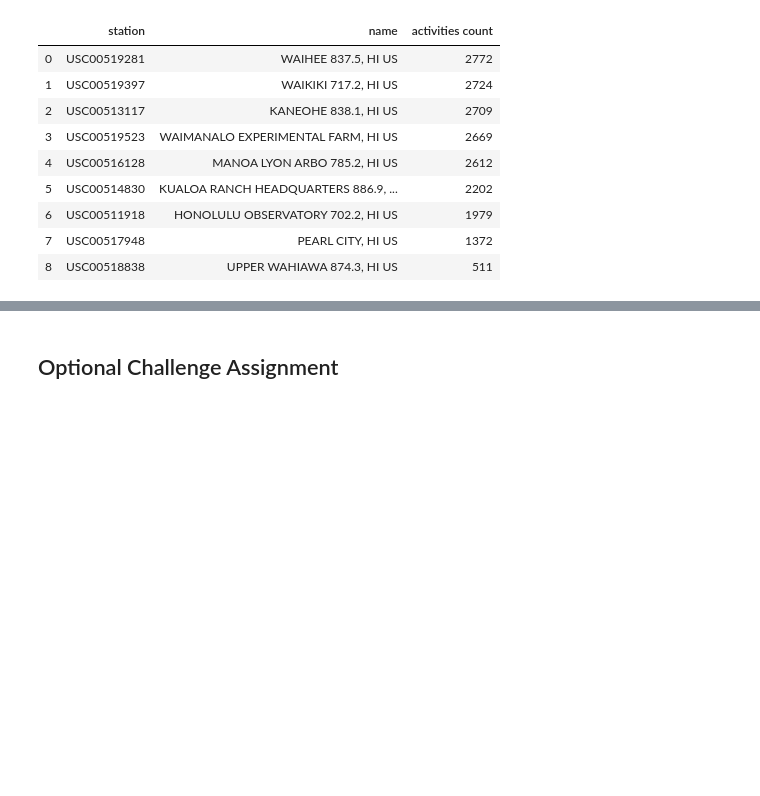
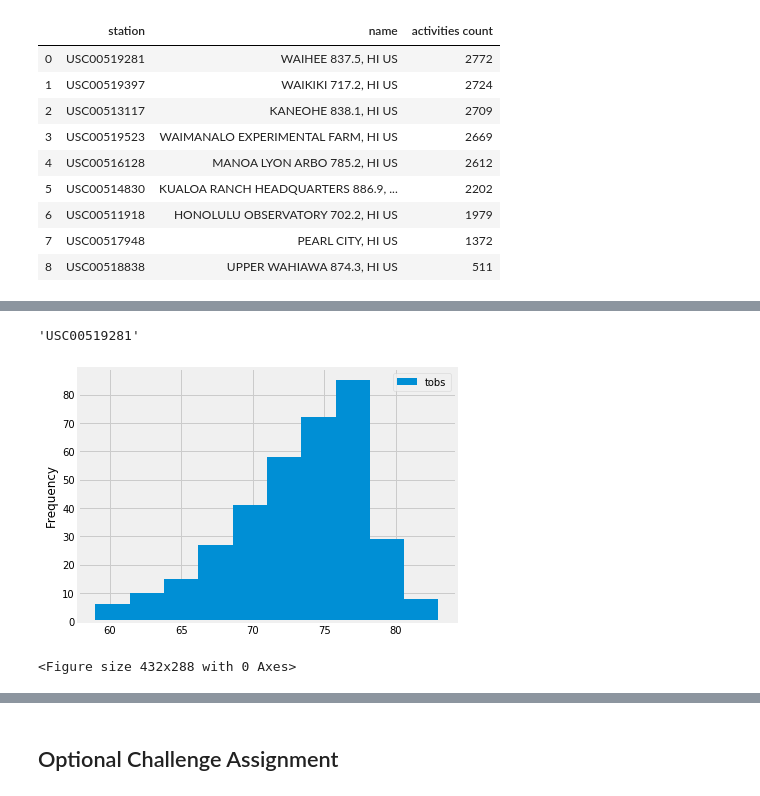
Before and after one commit to SWL-DEV/UCI-Data-Analystics-HW, a Jupyter notebook: 10-SQLAlchemy_Challenge/climate_starter.ipynb, the cells around one changed output, grey strips where cells are left out. Saved outputs shown, nothing was run; the diff lists cells and outputs as text; code cells hidden in the pictures; blank space fills up the shorter version.

Commit message:
temperature histogram in progress

```diff
--- a/10-SQLAlchemy_Challenge/climate_starter.ipynb
+++ b/10-SQLAlchemy_Challenge/climate_starter.ipynb
@@ -153,3 +166,11 @@ station_activities_df
 # %%
 # Choose the station with the highest number of temperature observations.
 # Query the last 12 months of temperature observation data for this station and plot the results as a histogram
+
+
+most_temp = session.query(Measurement.station, func.count(Measurement.tobs).label('tobs_count'))\
+                         .group_by(Measurement.station).order_by(func.count(Measurement.tobs).desc()).all()
+
+
+most_temp_df = pd.DataFrame(most_temp)
+most_temp_df
@@ -156,3 +188,22 @@ station_activities_df
+# %%
+most_station = most_temp_df['station'][0]
+most_station
+# %% [output]
+'USC00519281'
+# %%
+station_tobs = session.query(Measurement.date, Measurement.tobs)\
+                            .filter(Measurement.station == most_station)\
+                            .filter(Measurement.date > one_year_ago).all()
+
+station_tobs_df = pd.DataFrame(station_tobs)
+# %%
+station_tobs_df.plot(kind = 'hist', x = 'date', y = 'tobs')
+plt.tight_layout()
+plt.show()
+plt.savefig('temp_obs_histogram.png')
+# %% [output]
+[figure, added]
+<Figure size 432x288 with 0 Axes>
 # %% [markdown]
 ![precipitation](Images/station-histogram.png)
 # %%
```
Also changed, not shown: parts of 3 cells of this notebook, 1 other file.
